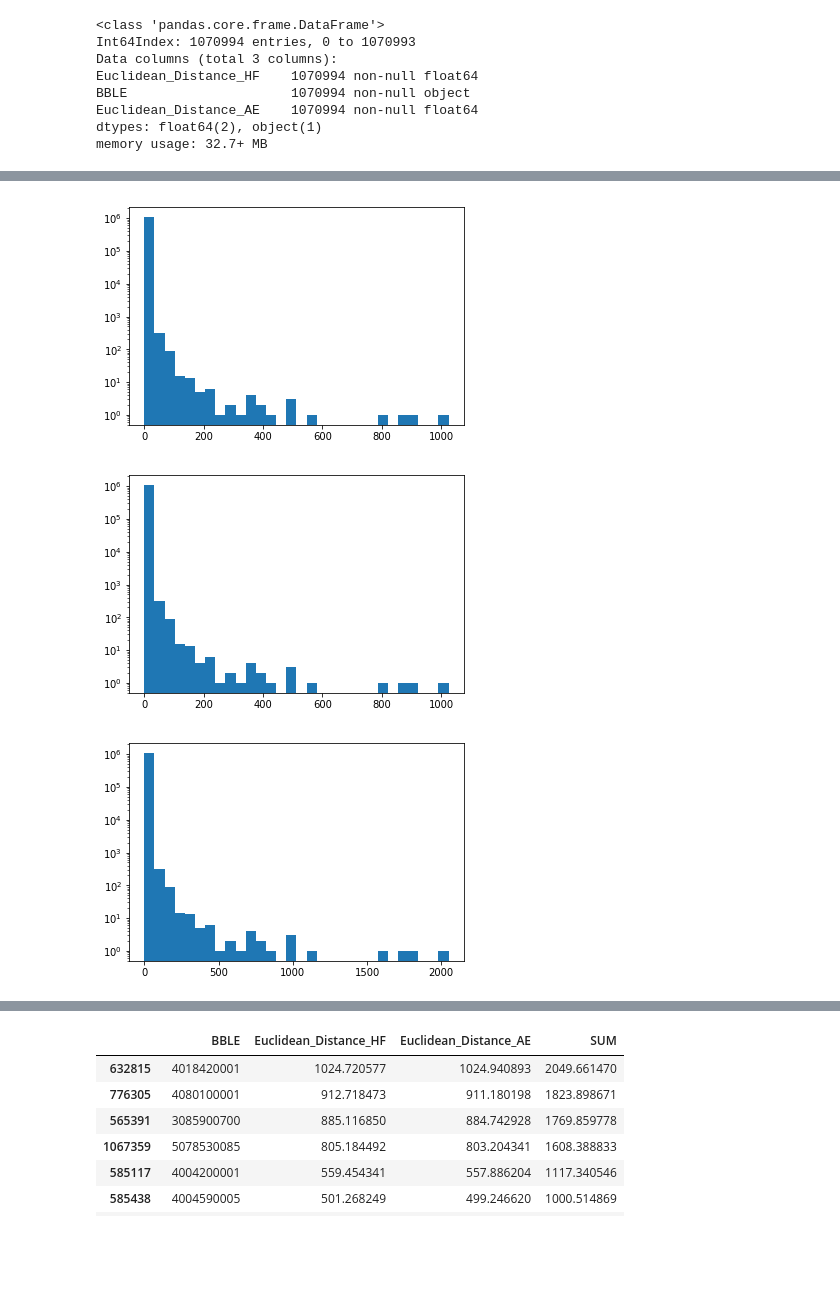
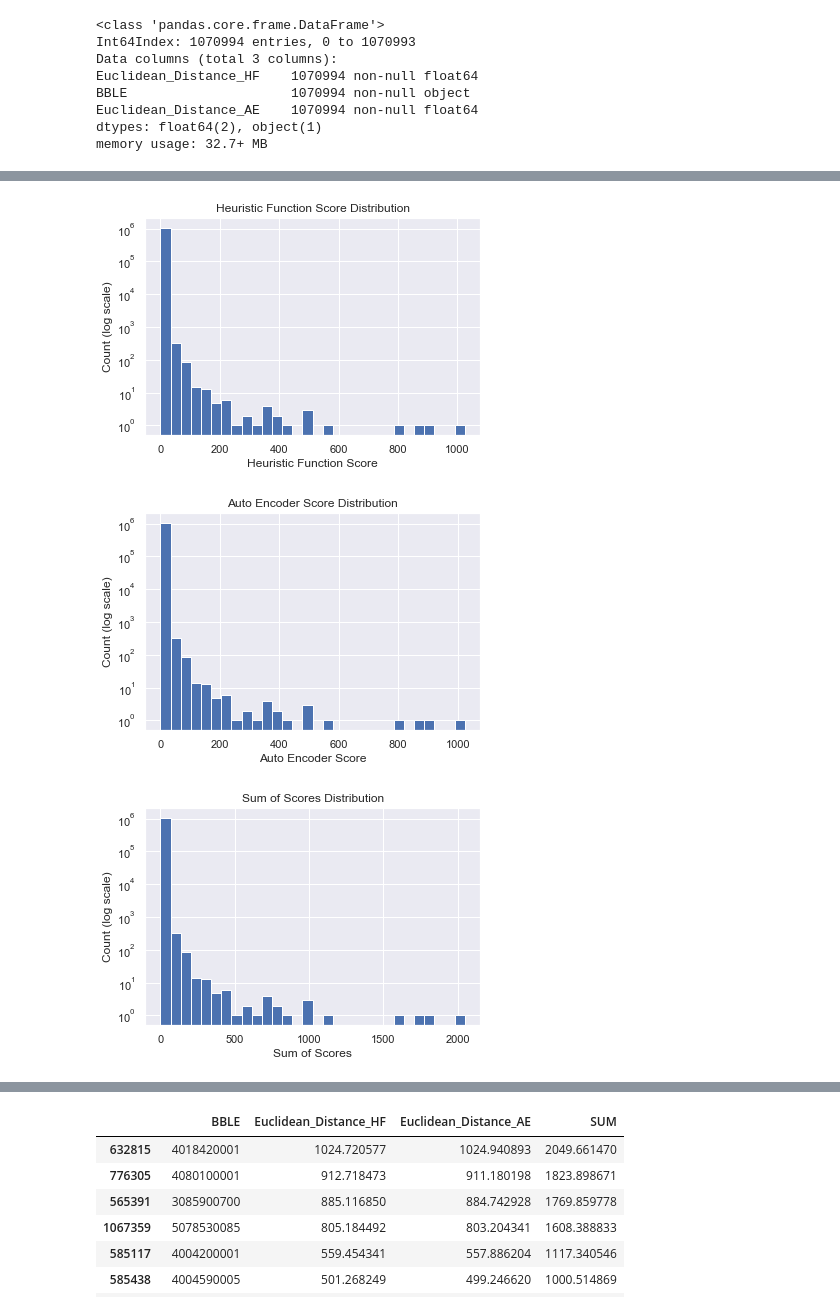
Before and after one commit to lynkeib/WebProjects, a Jupyter notebook: NY Property/NY Property/Scores.ipynb, the cells around one changed output, grey strips where cells are left out. Cells and saved outputs as stored; diff of their text form; code cells hidden in the pictures; blank space fills up the shorter version.

```diff
--- a/NY Property/NY Property/Scores.ipynb
+++ b/NY Property/NY Property/Scores.ipynb
@@ -4,4 +5,6 @@ import matplotlib.pyplot as plt
 %matplotlib inline
+# %%
+sns.set_style("darkgrid")
 # %%
 HF = pd.read_csv('Data/Heuristic Function.csv', index_col = 0)
 AE = pd.read_csv('Data/Auto Encoder.csv', index_col = 0)
@@ -72,15 +75,24 @@ AS.head()
 # %%
-plt.hist(AS['Euclidean_Distance_HF'], bins = 30, log = True);
+plt.hist(AS['Euclidean_Distance_HF'], bins = 30, log = True)
+plt.xlabel('Heuristic Function Score')
+plt.ylabel('Count (log scale)')
+plt.title('Heuristic Function Score Distribution');
 # %% [output]
-[figure, old version]
+[figure, new version]
 # %%
-plt.hist(AS['Euclidean_Distance_AE'], bins = 30, log = True);
+plt.hist(AS['Euclidean_Distance_AE'], bins = 30, log = True)
+plt.xlabel('Auto Encoder Score')
+plt.ylabel('Count (log scale)')
+plt.title('Auto Encoder Score Distribution');
 # %% [output]
-[figure, old version]
+[figure, new version]
 # %%
-plt.hist(AS['SUM'], bins = 30, log = True);
+plt.hist(AS['SUM'], bins = 30, log = True)
+plt.xlabel('Sum of Scores')
+plt.ylabel('Count (log scale)')
+plt.title('Sum of Scores Distribution');
 # %% [output]
-[figure, old version]
+[figure, new version]
 # %%
 AS.sort_values('Euclidean_Distance_HF', ascending = False).head(10)
 # %% [output]
```
Also changed, not shown: parts of 6 cells of this notebook, 2 other files.
